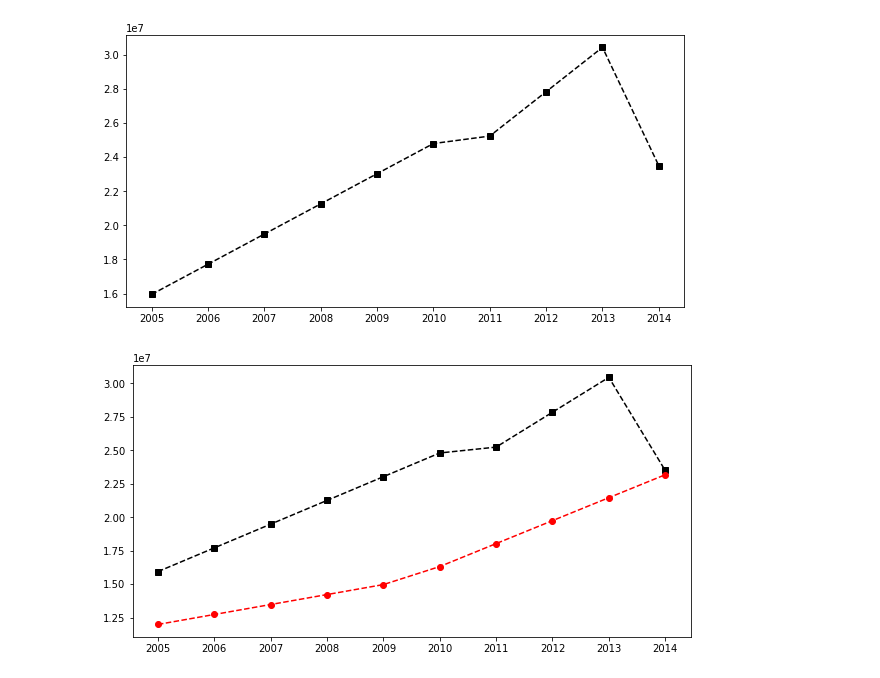
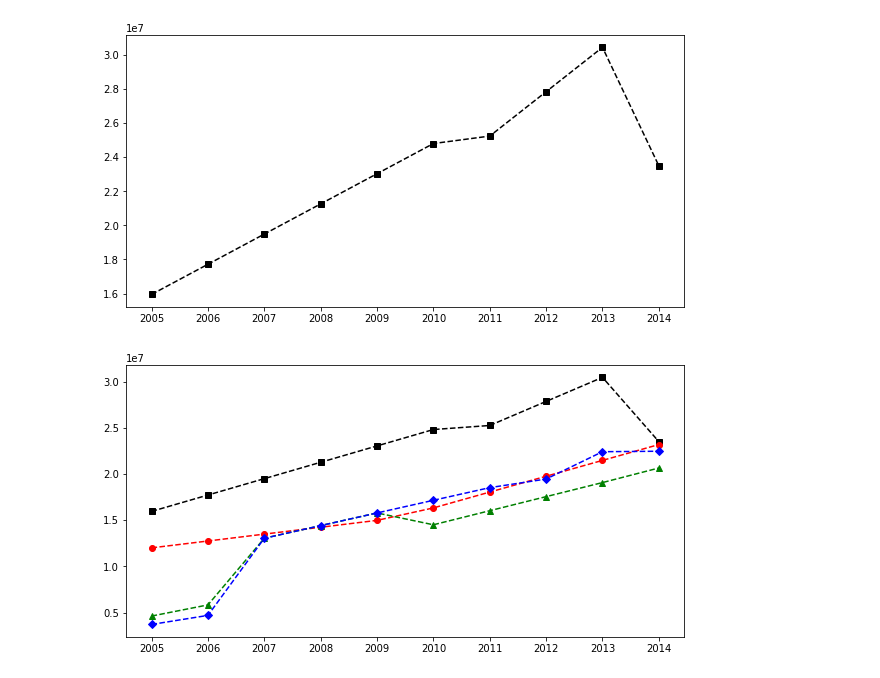
Before and after one commit to tedyeung/Python-, a Jupyter notebook: projects/basketball_trends/Basketball_Data_Analyzing.ipynb, the cells around one changed output. Cells and saved outputs as stored; diff of their text form; code cells hidden in the pictures.

```diff
--- a/projects/basketball_trends/Basketball_Data_Analyzing.ipynb
+++ b/projects/basketball_trends/Basketball_Data_Analyzing.ipynb
@@ -269,7 +269,9 @@ plt.show()
 # %%
 plt.plot(Salary[0], c='Black', ls ='--', marker='s', label = Players[0])
 plt.plot(Salary[1], c='Red', ls ='--', marker='o', label = Players[1])
+plt.plot(Salary[2], c='Green', ls ='--', marker='^', label = Players[2])
+plt.plot(Salary[3], c='Blue', ls ='--', marker='D', label = Players[3])
 plt.xticks(list(range(0,10)),Seasons)
 plt.show()
 # %% [output]
-[figure, old version]
+[figure, new version]
```
